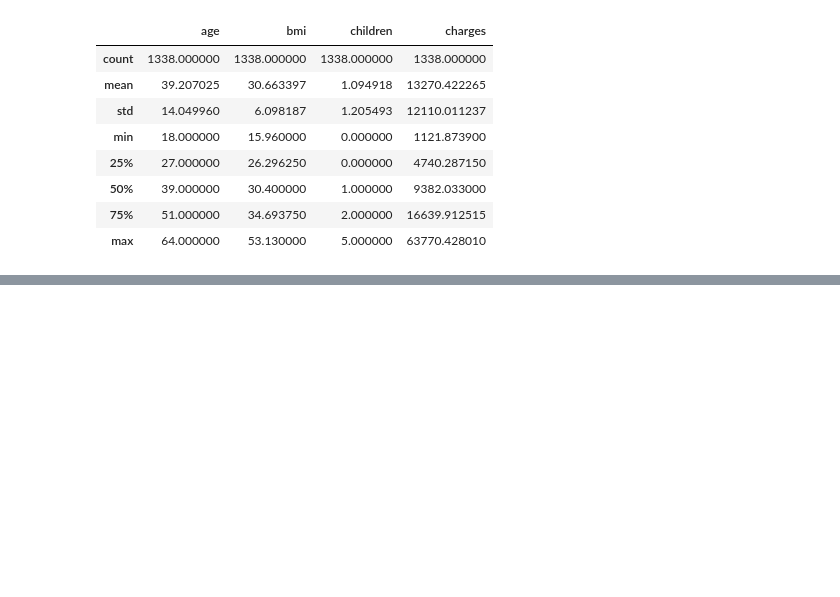
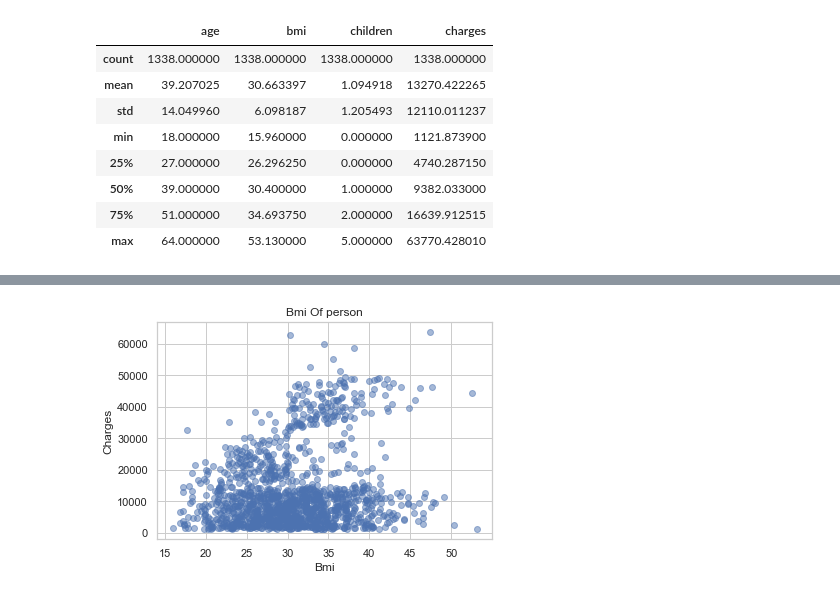
Before and after one commit to Hannanf/capstone_project, a Jupyter notebook: EDA_Siqi.ipynb, the cells around one changed output, grey strips where cells are left out. Saved outputs shown, nothing was run; the diff lists cells and outputs as text; code cells hidden in the pictures; blank space fills up the shorter version.

```diff
--- a/EDA_Siqi.ipynb
+++ b/EDA_Siqi.ipynb
@@ -34,0 +98,11 @@ data_df.describe()
+# %%
+plt.scatter(x=data_df['bmi'], y=data_df['charges'], alpha=0.5)
+
+
+# Decorate
+plt.title('Bmi Of person')
+plt.xlabel('Bmi')
+plt.ylabel('Charges')
+plt.show()
+# %% [output]
+[figure, added]
```
Also changed, not shown: parts of 12 cells of this notebook.
